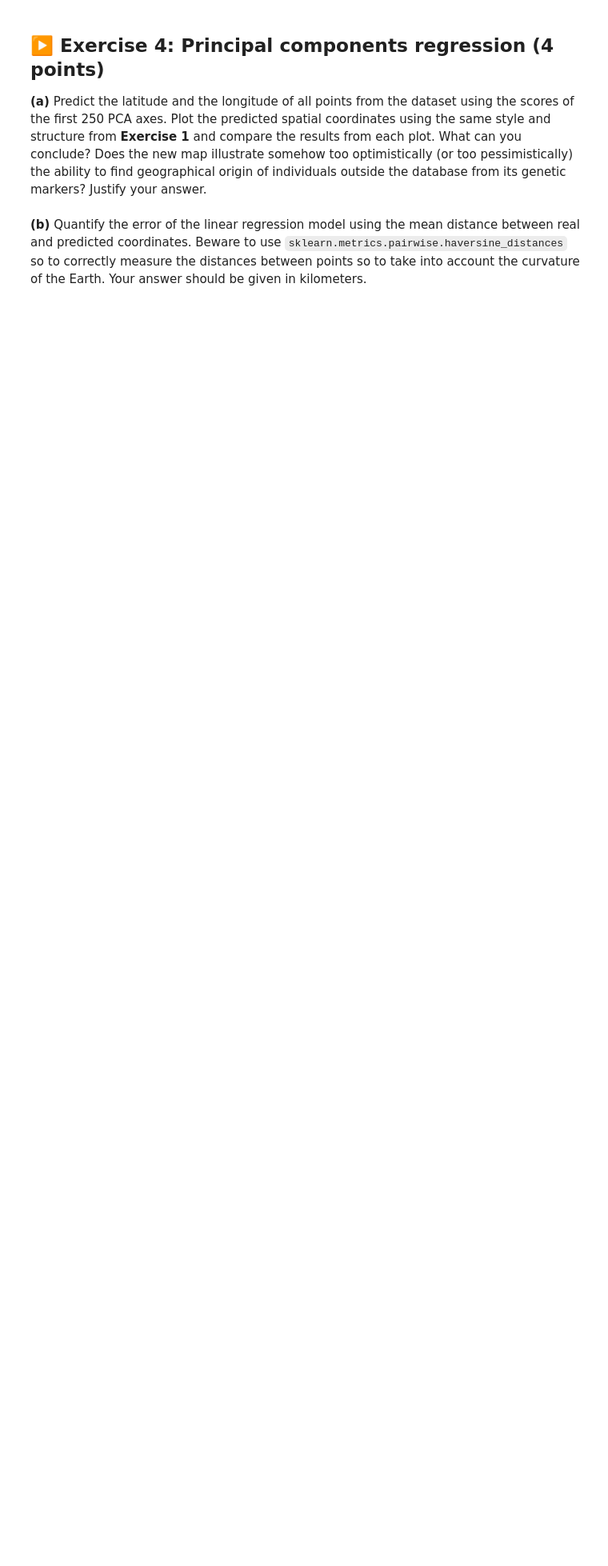
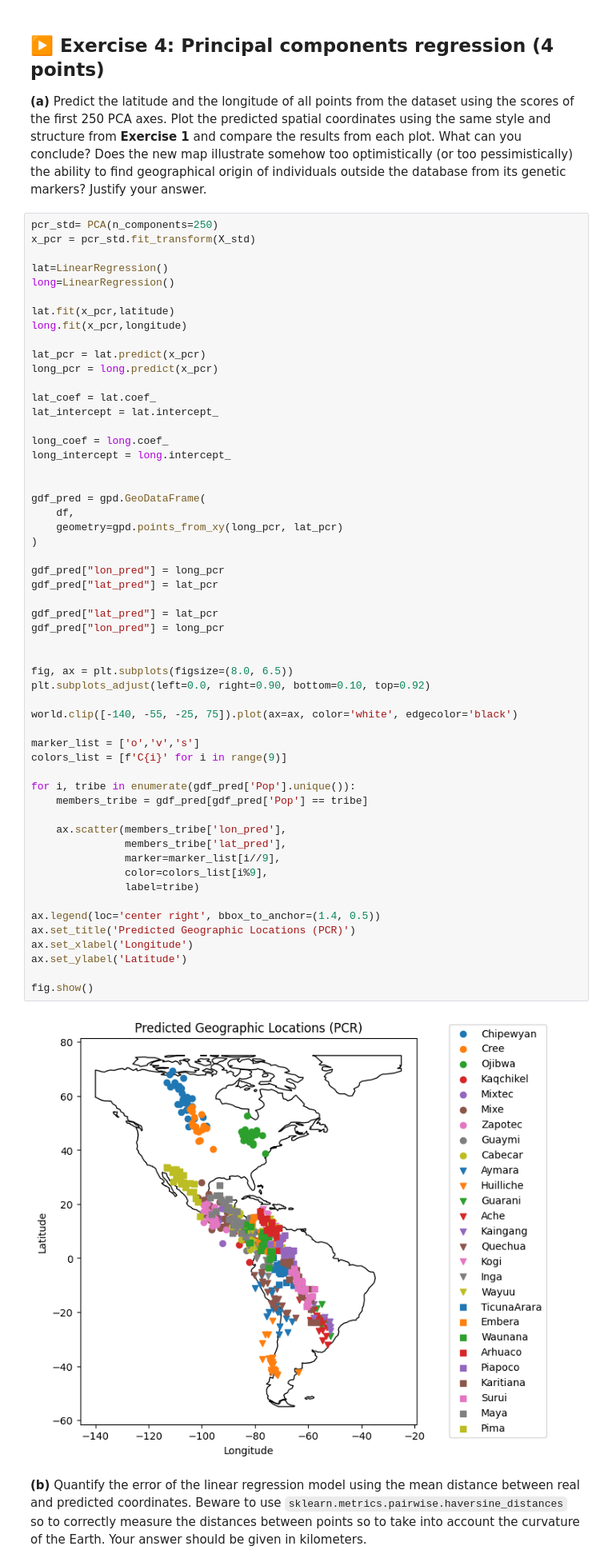
Before and after one commit to jmeilim/TP1-ISLA-g34, a Jupyter notebook: TP2.ipynb, the cells around one changed output. Shown at 80% size. Saved outputs shown, nothing was run; the diff lists cells and outputs as text; blank space fills up the shorter version.

```diff
--- a/TP2.ipynb
+++ b/TP2.ipynb
@@ -464,5 +465,62 @@ seeing the plot, we have to use a lot of PCs to represent a considerable amount
 ## ▶️ Exercise 4: Principal components regression (4 points)
 
 **(a)** Predict the latitude and the longitude of all points from the dataset using the scores of the first 250 PCA axes. Plot the predicted spatial coordinates using the same style and structure from **Exercise 1** and compare the results from each plot. What can you conclude? Does the new map illustrate somehow too optimistically (or too pessimistically) the ability to find geographical origin of individuals outside the database from its genetic markers? Justify your answer.
+# %%
+pcr_std= PCA(n_components=250)
+x_pcr = pcr_std.fit_transform(X_std)
+
+lat=LinearRegression()
+long=LinearRegression()
+
+lat.fit(x_pcr,latitude)
+long.fit(x_pcr,longitude)
+
+lat_pcr = lat.predict(x_pcr)
+long_pcr = long.predict(x_pcr)
+
+lat_coef = lat.coef_
+lat_intercept = lat.intercept_
+
+long_coef = long.coef_
+long_intercept = long.intercept_
+
+
+gdf_pred = gpd.GeoDataFrame(
+    df,
+    geometry=gpd.points_from_xy(long_pcr, lat_pcr)
+)
+
+gdf_pred["lon_pred"] = long_pcr
+gdf_pred["lat_pred"] = lat_pcr
+
+gdf_pred["lat_pred"] = lat_pcr
+gdf_pred["lon_pred"] = long_pcr
+
+
+fig, ax = plt.subplots(figsize=(8.0, 6.5))
+plt.subplots_adjust(left=0.0, right=0.90, bottom=0.10, top=0.92)
+
+world.clip([-140, -55, -25, 75]).plot(ax=ax, color='white', edgecolor='black')
+
+marker_list = ['o','v','s']
+colors_list = [f'C{i}' for i in range(9)]
+
+for i, tribe in enumerate(gdf_pred['Pop'].unique()):
+    members_tribe = gdf_pred[gdf_pred['Pop'] == tribe]
+
+    ax.scatter(members_tribe['lon_pred'],
+               members_tribe['lat_pred'],
+               marker=marker_list[i//9],
+               color=colors_list[i%9],
+               label=tribe)
+
+ax.legend(loc='center right', bbox_to_anchor=(1.4, 0.5))
+ax.set_title('Predicted Geographic Locations (PCR)')
+ax.set_xlabel('Longitude')
+ax.set_ylabel('Latitude')
+
+fig.show()
+# %% [output]
+[figure, added]
 # %% [markdown]
 **(b)** Quantify the error of the linear regression model using the mean distance between real and predicted coordinates. Beware to use `sklearn.metrics.pairwise.haversine_distances` so to correctly measure the distances between points so to take into account the curvature of the Earth. Your answer should be given in kilometers.
```
Also changed, not shown: parts of 1 cell of this notebook.
